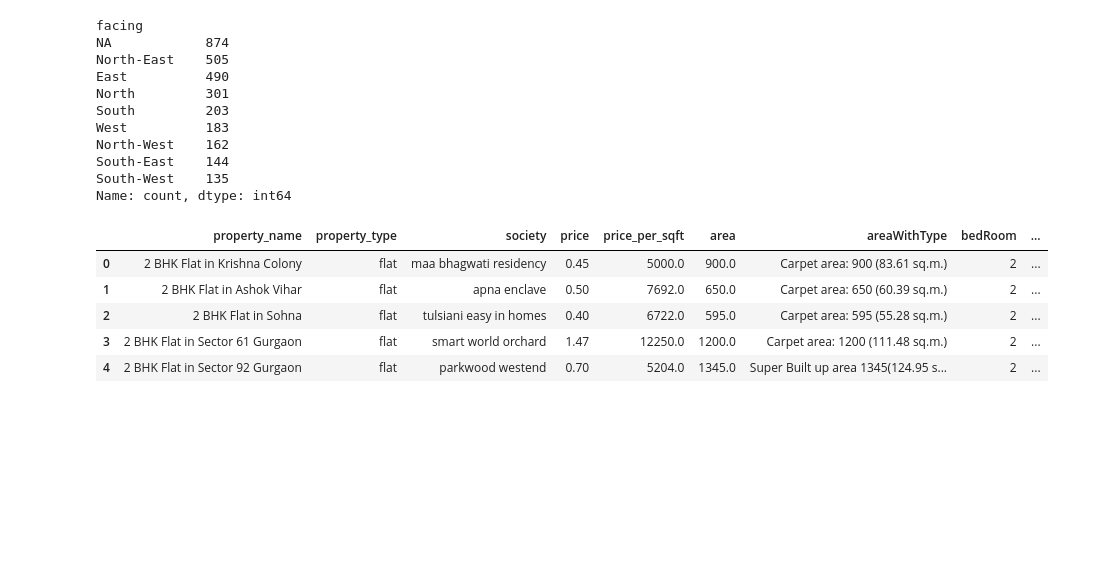
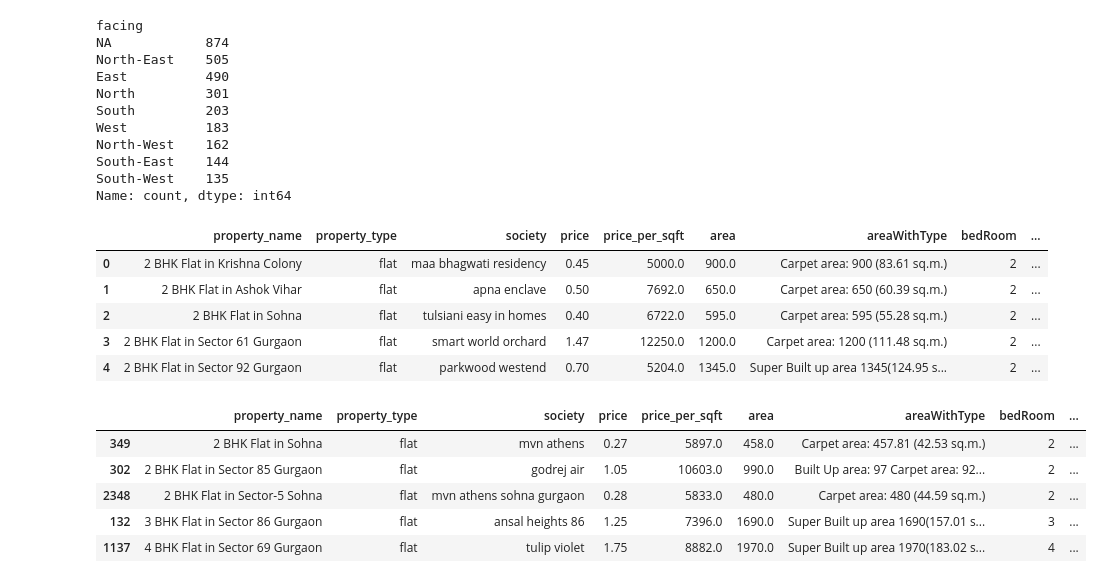
Before and after one commit to 8429shishir/real-estate-price-prediction-recommendation-and-analytics, a Jupyter notebook: src/01_data_preprocessing_flat.ipynb, the cells around one changed output. Drawn from its saved outputs; the diff is of its cells as text; code cells hidden in the pictures; blank space fills up the shorter version.

```diff
--- a/src/01_data_preprocessing_flat.ipynb
+++ b/src/01_data_preprocessing_flat.ipynb
@@ -378,0 +393,9 @@ df.to_csv('C:/Users/8429s/OneDrive/Desktop/Placement/Projects/Real Estate Price
+# %%
+df.sample(5)
+# %% [output]
+|  | property_name | property_type | society | price | price_per_sqft | area | areaWithType | bedRoom | ... |
+| 349 | 2 BHK Flat in Sohna | flat | mvn athens | 0.27 | 5897.0 | 458.0 | Carpet area: 457.81 (42.53 sq.m.) | 2 | ... |
+| 302 | 2 BHK Flat in Sector 85 Gurgaon | flat | godrej air | 1.05 | 10603.0 | 990.0 | Built Up area: 97 Carpet area: 92... | 2 | ... |
+| 2348 | 2 BHK Flat in Sector-5 Sohna | flat | mvn athens sohna gurgaon | 0.28 | 5833.0 | 480.0 | Carpet area: 480 (44.59 sq.m.) | 2 | ... |
+| 132 | 3 BHK Flat in Sector 86 Gurgaon | flat | ansal heights 86 | 1.25 | 7396.0 | 1690.0 | Super Built up area 1690(157.01 s... | 3 | ... |
+| 1137 | 4 BHK Flat in Sector 69 Gurgaon | flat | tulip violet | 1.75 | 8882.0 | 1970.0 | Super Built up area 1970(183.02 s... | 4 | ... |
```
Also changed, not shown: parts of 6 cells of this notebook, 3 other files.
